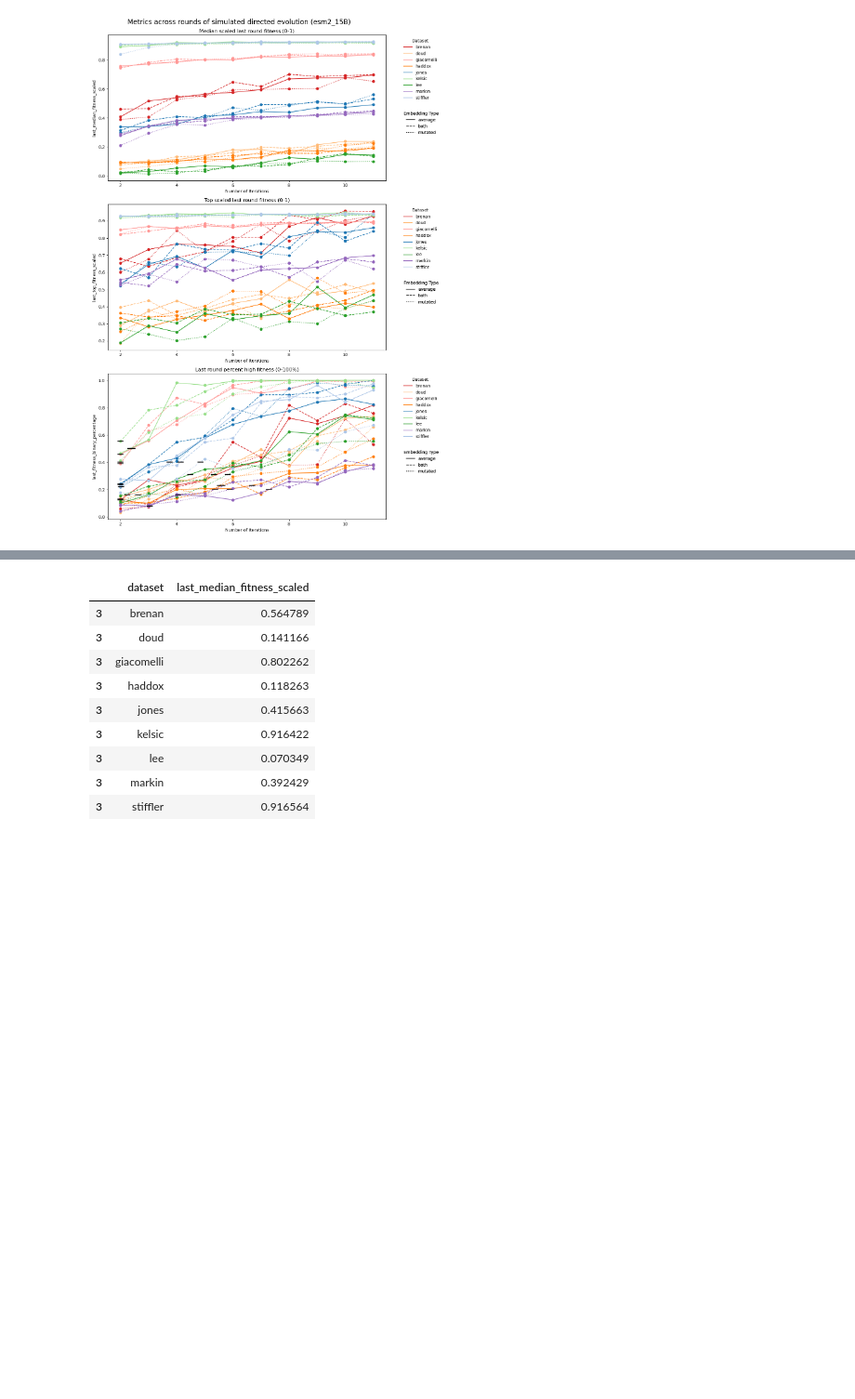
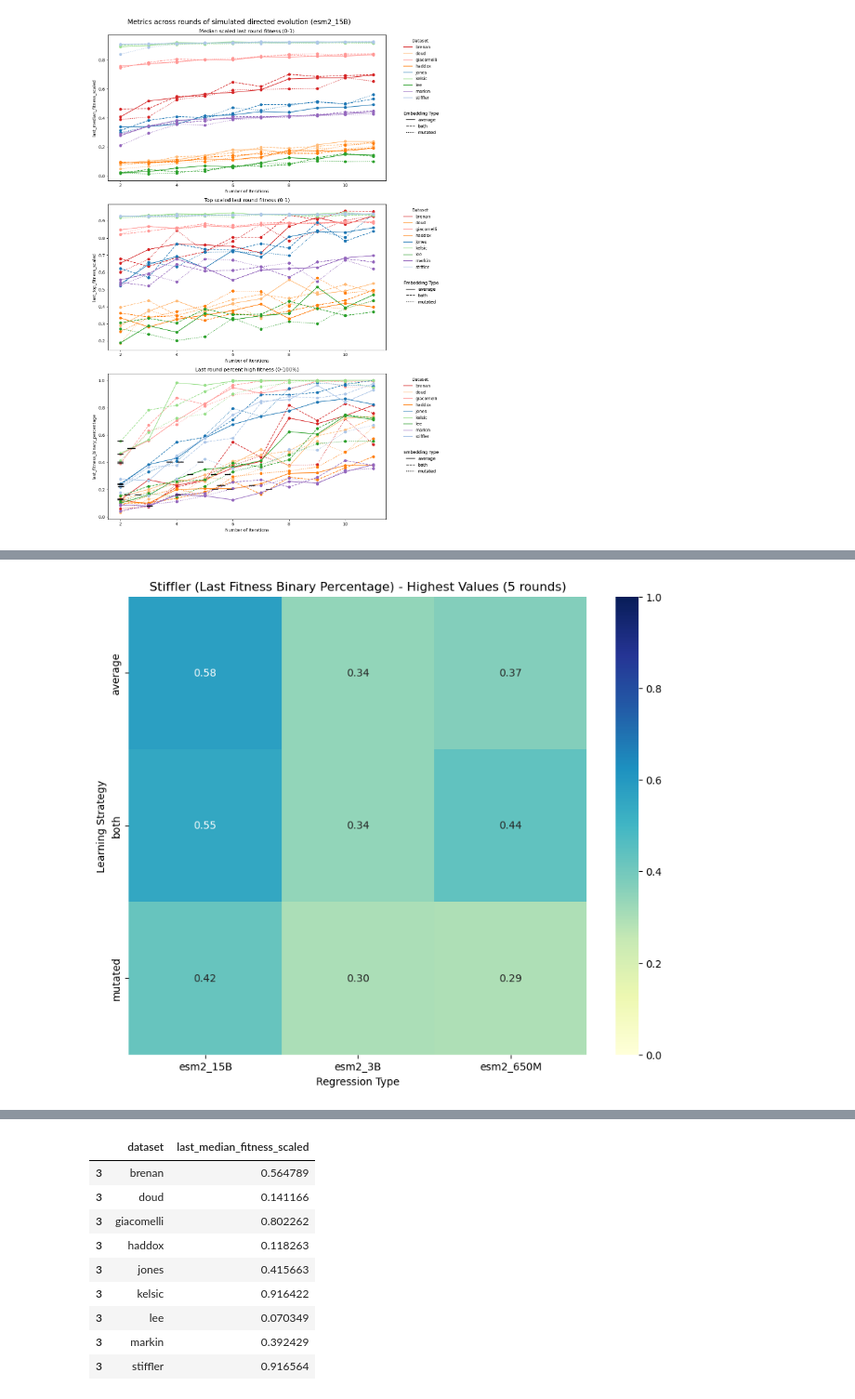
Before and after one commit to mat10d/EvolvePro, a Jupyter notebook: top-layer-metrics/across_rounds/across_rounds.ipynb, the cells around one changed output, grey strips where cells are left out. Shown at 93% size. Cells and saved outputs as stored; diff of their text form; code cells hidden in the pictures; blank space fills up the shorter version.

```diff
--- a/top-layer-metrics/across_rounds/across_rounds.ipynb
+++ b/top-layer-metrics/across_rounds/across_rounds.ipynb
@@ -369,0 +424,9 @@ df = pd.concat(all_dataframes)
+# %%
+# subset to only include where num iterations = 11
+df_results_subset = df_results[df_results['dataset'] == 'stiffler']
+# subset to only include where dataset = giacomelli
+df_results_subset = df_results_subset[df_results_subset['num_iterations'] == 5]
+
+generate_heatmap(df_results_subset, 'last_fitness_binary_percentage', 'Stiffler (Last Fitness Binary Percentage) - Highest Values (5 rounds)')
+# %% [output]
+[figure, added]
```
Also changed, not shown: parts of 8 cells of this notebook, 24 other files.
